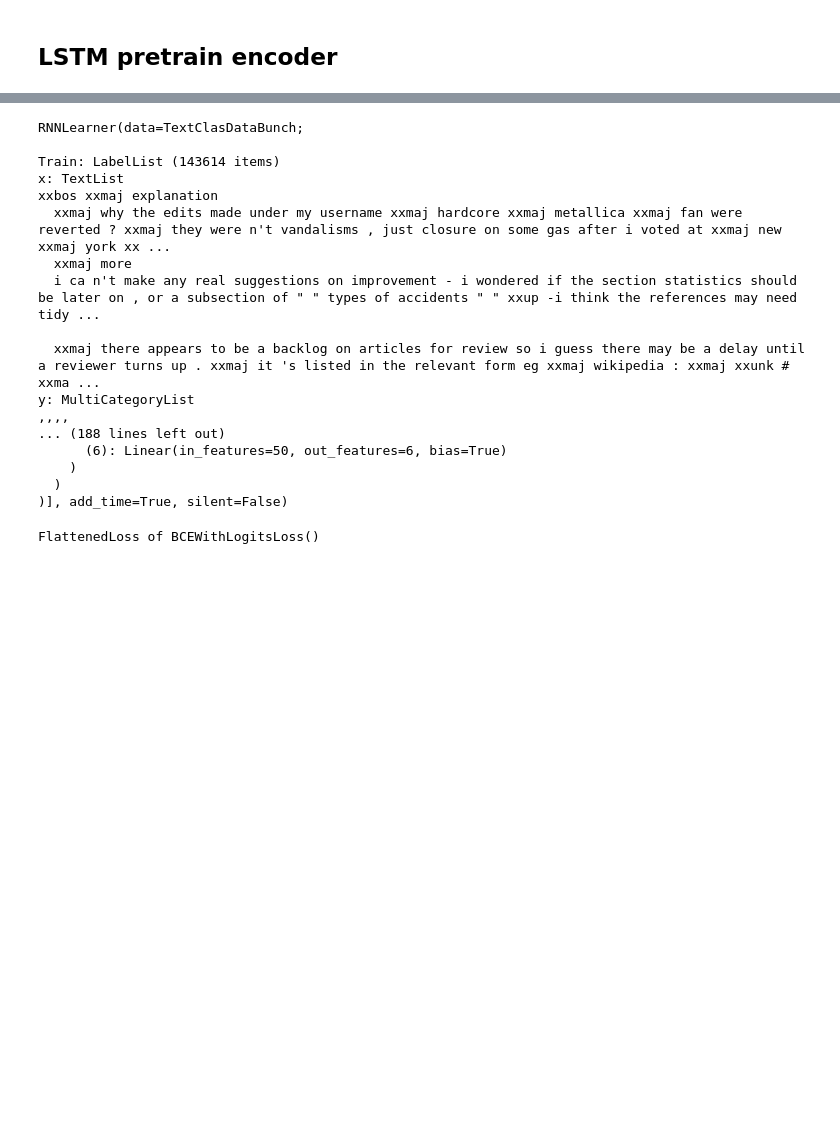
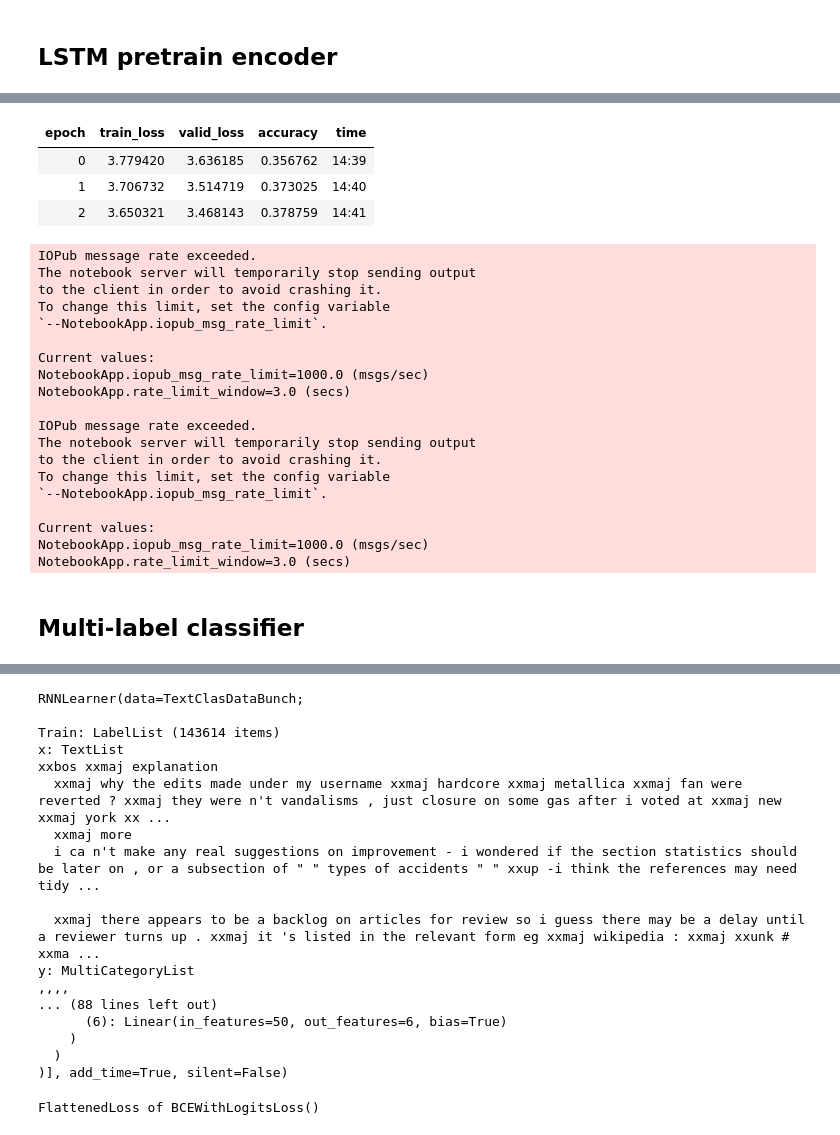
Before and after one commit to kuptservol/kaggle, a Jupyter notebook: jigsaw-toxic-comment-classification.ipynb, the cells around one changed output, grey strips where cells are left out. Cells and saved outputs as stored; diff of their text form; code cells hidden in the pictures; blank space fills up the shorter version.

```diff
--- a/jigsaw-toxic-comment-classification.ipynb
+++ b/jigsaw-toxic-comment-classification.ipynb
@@ -83,0 +89,27 @@ KeyboardInterrupt:
+# %%
+learn_lm.unfreeze()
+learn_lm.fit_one_cycle(3, lr/10, moms=(0.8,0.7))
+# %% [output]
+| epoch | train_loss | valid_loss | accuracy | time |
+| 0 | 3.779420 | 3.636185 | 0.356762 | 14:39 |
+| 1 | 3.706732 | 3.514719 | 0.373025 | 14:40 |
+| 2 | 3.650321 | 3.468143 | 0.378759 | 14:41 |
+IOPub message rate exceeded.
+The notebook server will temporarily stop sending output
+to the client in order to avoid crashing it.
+To change this limit, set the config variable
+`--NotebookApp.iopub_msg_rate_limit`.
+
+Current values:
+NotebookApp.iopub_msg_rate_limit=1000.0 (msgs/sec)
+NotebookApp.rate_limit_window=3.0 (secs)
+
+IOPub message rate exceeded.
+The notebook server will temporarily stop sending output
+to the client in order to avoid crashing it.
+To change this limit, set the config variable
+`--NotebookApp.iopub_msg_rate_limit`.
+
+Current values:
+NotebookApp.iopub_msg_rate_limit=1000.0 (msgs/sec)
+NotebookApp.rate_limit_window=3.0 (secs)
@@ -84 +119,3 @@ KeyboardInterrupt:
+# %% [markdown]
+## Multi-label classifier
 # %%
@@ -92,7 +131,7 @@ data_class = (TextList.from_df(train, path, vocab=data_lm.vocab, cols=COMMENT)
 # %%
 learn = text_classifier_learner(data_class, AWD_LSTM, drop_mult=0.5)
 # %%
-learn
+learn.load_encoder('fine_tuned_enc_10')
 # %% [output]
 RNNLearner(data=TextClasDataBunch;
 
@@ -106,7 +145,7 @@ xxbos xxmaj explanation
   xxmaj there appears to be a backlog on articles for review so i guess there may be a delay until a reviewer turns up . xxmaj it 's listed in the relevant form eg xxmaj wikipedia : xxmaj xxunk # xxma ...
 y: MultiCategoryList
 ,,,,
-... (188 lines left out)
+... (88 lines left out)
       (6): Linear(in_features=50, out_features=6, bias=True)
     )
   )
```
Also changed, not shown: parts of 32 cells of this notebook.
